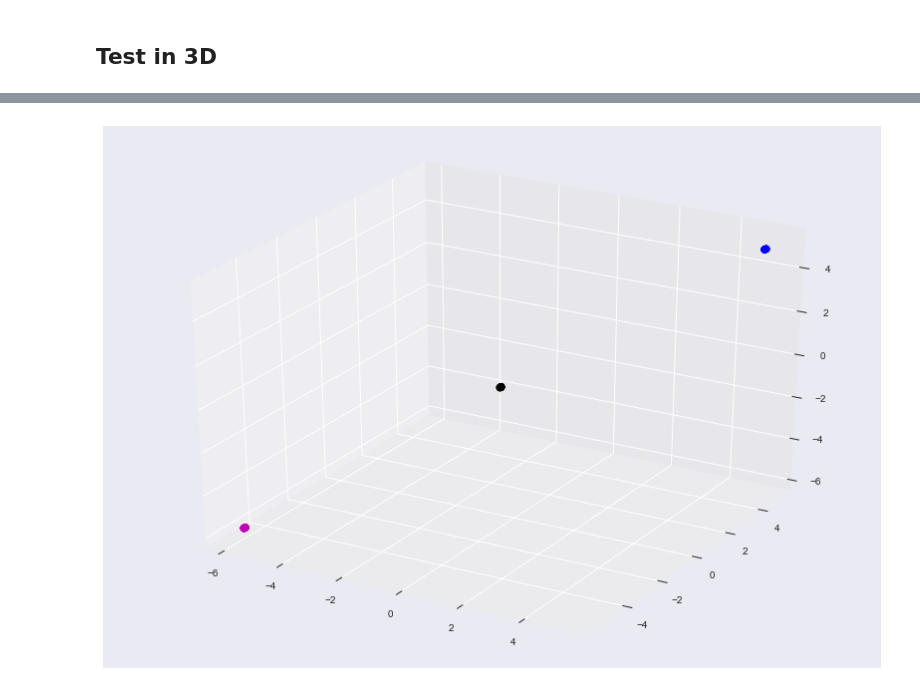
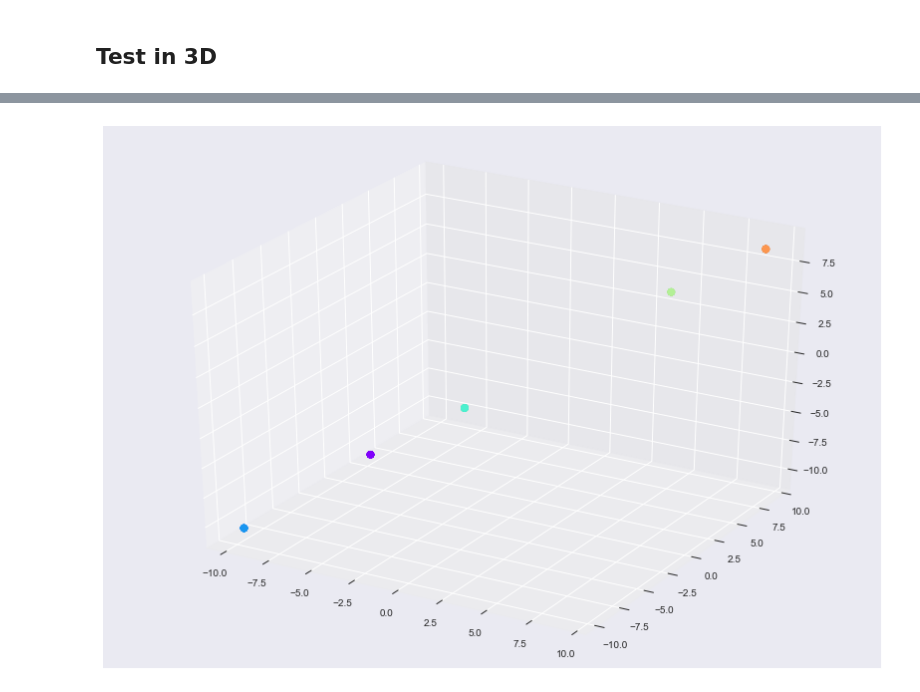
Before and after one commit to ZWMiller/machine_learning_from_scratch, a Jupyter notebook: notebooks/clustering/mean_shift.ipynb, the cells around one changed output, grey strips where cells are left out. Saved outputs shown, nothing was run; the diff lists cells and outputs as text; code cells hidden in the pictures.

```diff
--- a/notebooks/clustering/mean_shift.ipynb
+++ b/notebooks/clustering/mean_shift.ipynb
@@ -163,5 +204,5 @@ plt.scatter(X[:,0],X[:,1], c=c);
 # %%
-ms = mean_shift(iters=20)
+ms = mean_shift(iters=40, bandwidth=1, threshold=0.01)
 # %%
 ms.fit(X)
 # %%
@@ -240,11 +281,11 @@ preds
 # %%
 from mpl_toolkits.mplot3d import Axes3D
 
 fig = plt.figure(figsize=(14,10))
 ax = fig.gca(projection='3d')
 col = ['r']*50+['b']*50+['y']*50+['m']*50+['k']*50
 
-xplot, yplot, zplot = zip(*preds)
-ax.scatter(xplot,yplot, zplot, c=col,alpha=0.3,s=50);
+xplot, yplot, zplot = zip(*ms.kernel_points)
+ax.scatter(xplot,yplot, zplot, c=plt.cm.rainbow(1/5*preds.ravel()),alpha=0.3,s=50);
 # %% [output]
-[figure, old version]
+[figure, new version]
```
Also changed, not shown: parts of 7 cells of this notebook, 1 other file.
